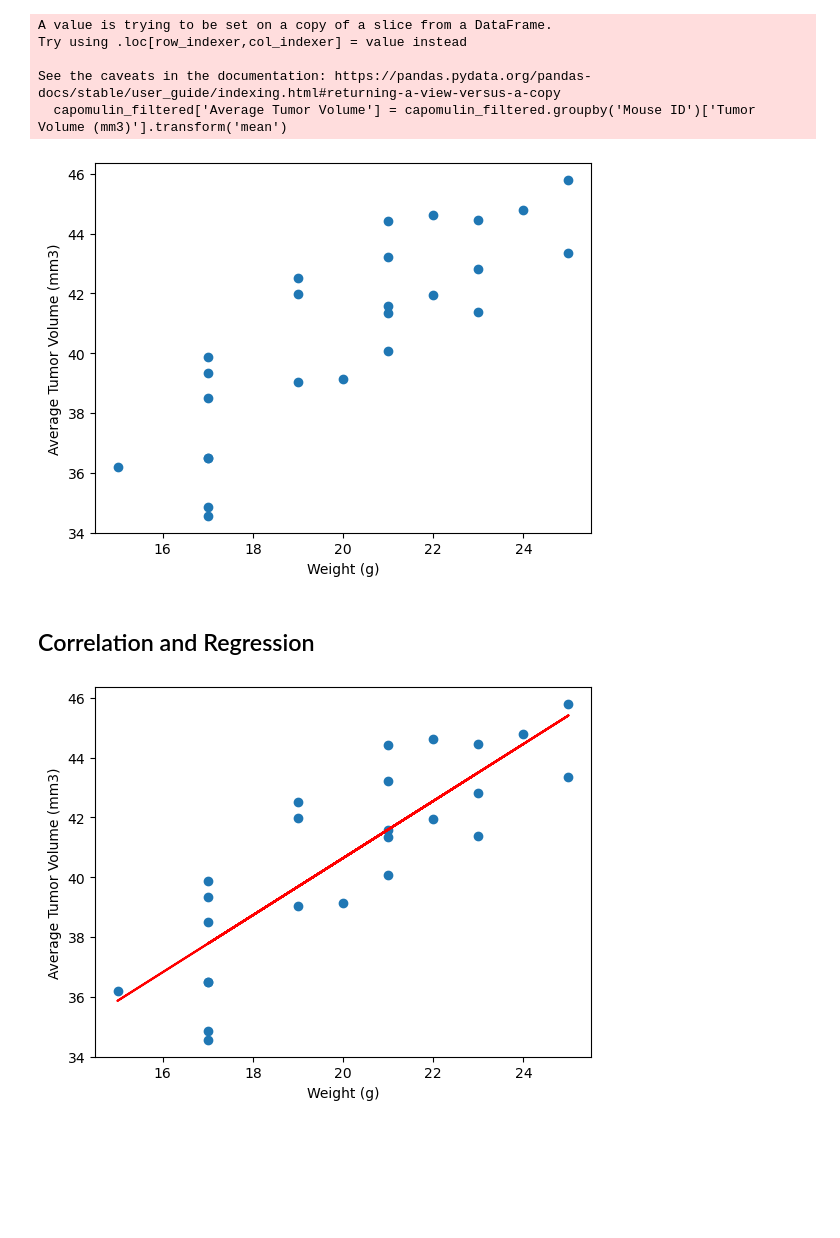
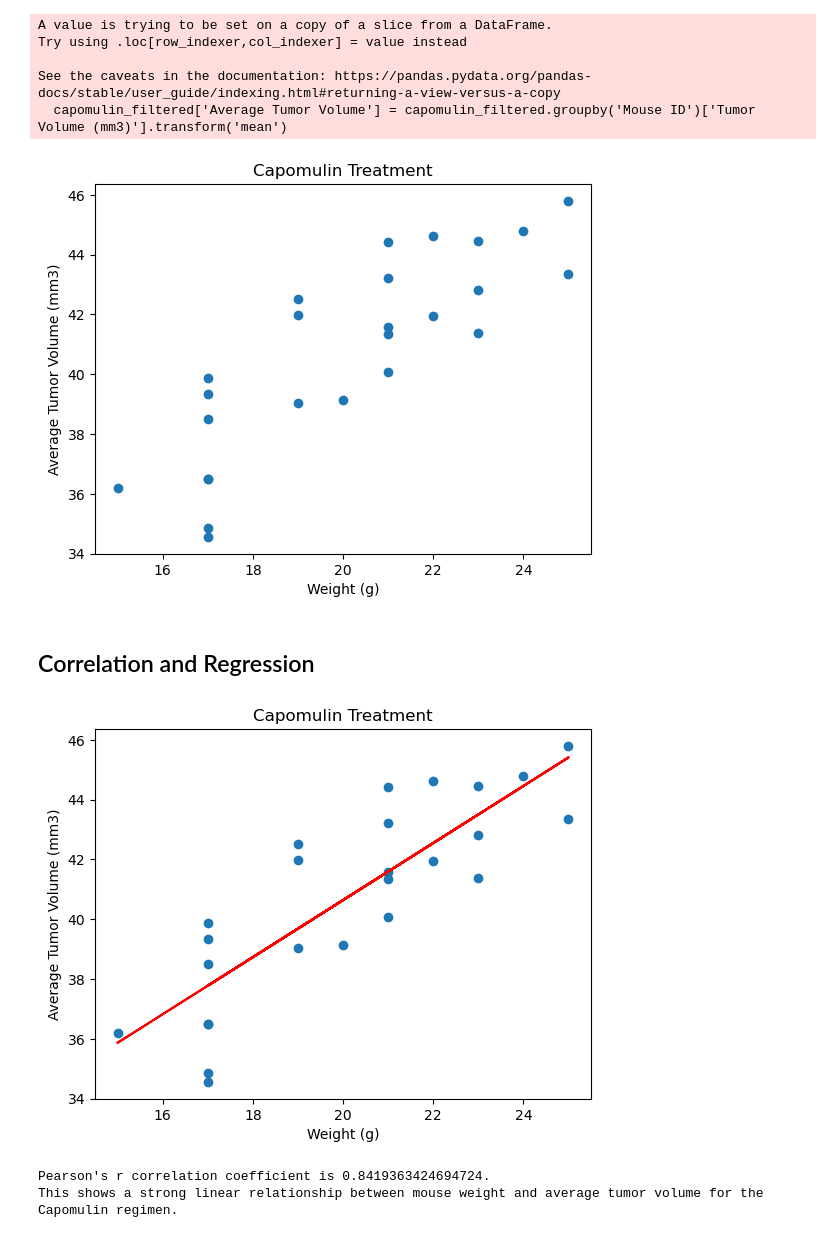
Before and after one commit to pixare7/pymaceuticals, a Jupyter notebook: pymaceuticals.ipynb, the cells around one changed output. Saved outputs shown, nothing was run; the diff lists cells and outputs as text; code cells hidden in the pictures; blank space fills up the shorter version.

```diff
--- a/pymaceuticals.ipynb
+++ b/pymaceuticals.ipynb
@@ -360,12 +351,13 @@ tumor_vols = capomulin_filtered['Average Tumor Volume']
 # %%
 # Scatter plot of mouse weight vs. the average observed tumor volume for the entire Capomulin regimen
 plt.scatter(weights, tumor_vols)
+plt.title(f"{regimen} Treatment")
 plt.xlabel("Weight (g)")
 plt.ylabel('Average Tumor Volume (mm3)')
 
 plt.show()
 # %% [output]
-[figure, old version]
+[figure, new version]
 # %% [markdown]
 ## Correlation and Regression
 # %%
@@ -381,9 +373,16 @@ m_fit = m_slope * weights + m_int
 plt.scatter(weights, tumor_vols)
 plt.plot(weights,m_fit, color='red',linestyle="-")
 
+plt.title(f"{regimen} Treatment")
 plt.xlabel("Weight (g)")
 plt.ylabel('Average Tumor Volume (mm3)')
 
 plt.show()
 # %% [output]
-[figure, old version]
+[figure, new version]
+# %%
+# Pearson's r correlation coefficient
+print(f"Pearson's r correlation coefficient is {m_r}. \nThis shows a strong linear relationship between mouse weight and average tumor volume for the Capomulin regimen.")
+# %% [output]
+Pearson's r correlation coefficient is 0.8419363424694724.
+This shows a strong linear relationship between mouse weight and average tumor volume for the Capomulin regimen.
```
Also changed, not shown: parts of 9 cells of this notebook, 1 other file.
